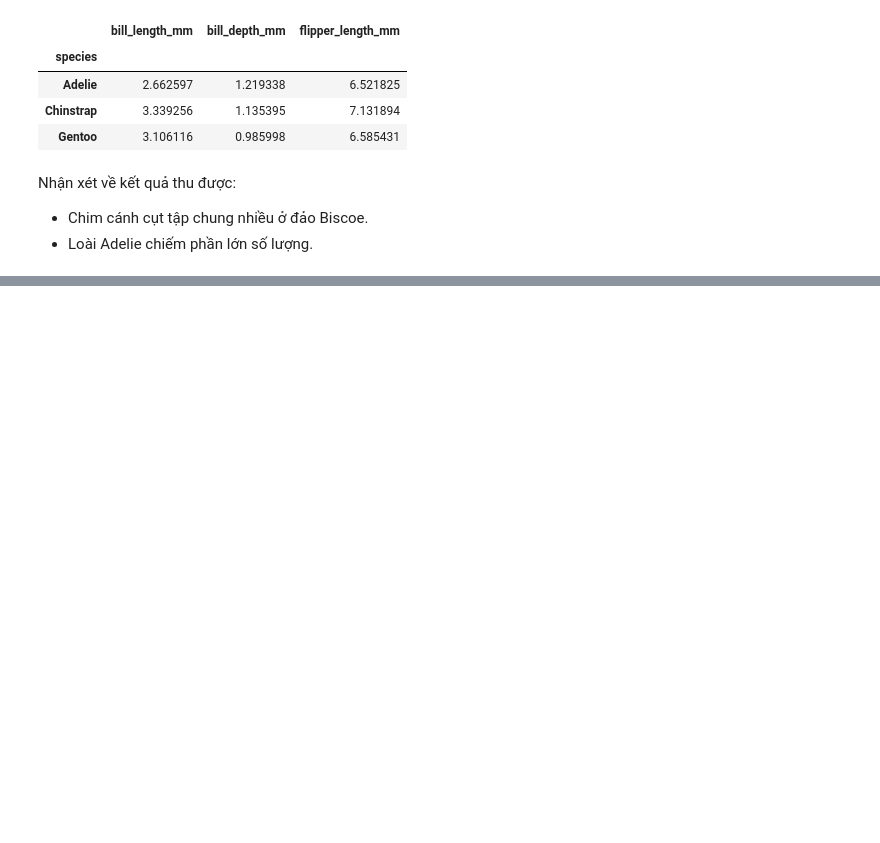
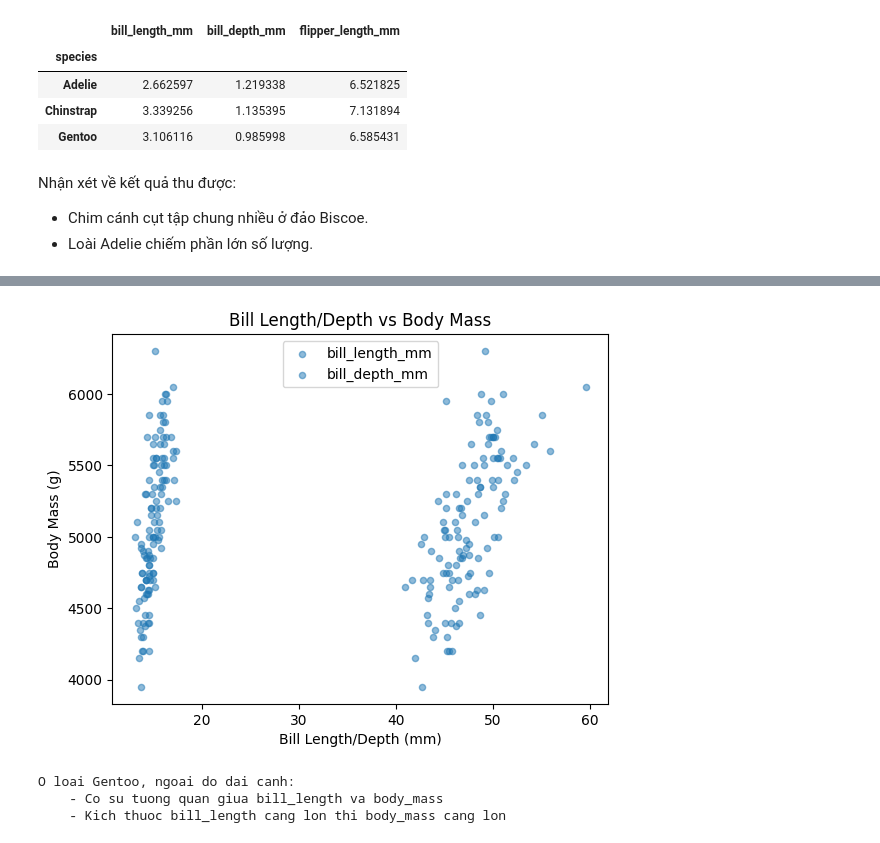
Before and after one commit to tiesen243/data-analyst, a Jupyter notebook: midterm-practice/peg.ipynb, the cells around one changed output, grey strips where cells are left out. Saved outputs shown, nothing was run; the diff lists cells and outputs as text; code cells hidden in the pictures; blank space fills up the shorter version.

```diff
--- a/midterm-practice/peg.ipynb
+++ b/midterm-practice/peg.ipynb
@@ -98,0 +114,23 @@ Ngoai do dai canh, cac dai luong co lien quan den trong luong la do dai mo va do
+# %%
+fig, ax = plt.subplots()
+
+for i in ['bill_length_mm','bill_depth_mm']:
+    peg[peg['species']=='Gentoo'].plot.scatter(x=i, y='body_mass_g', ax=ax, alpha=0.5, label=i)
+
+ax.set_xlabel("Bill Length/Depth (mm)")
+ax.set_ylabel("Body Mass (g)")
+ax.set_title("Bill Length/Depth vs Body Mass")
+ax.legend()
+plt.show()
+
+print(
+    """O loai Gentoo, ngoai do dai canh:
+    - Co su tuong quan giua bill_length va body_mass
+    - Kich thuoc bill_length cang lon thi body_mass cang lon
+    """
+)
+# %% [output]
+[figure, added]
+O loai Gentoo, ngoai do dai canh:
+    - Co su tuong quan giua bill_length va body_mass
+    - Kich thuoc bill_length cang lon thi body_mass cang lon
```
Also changed, not shown: parts of 7 cells of this notebook.
